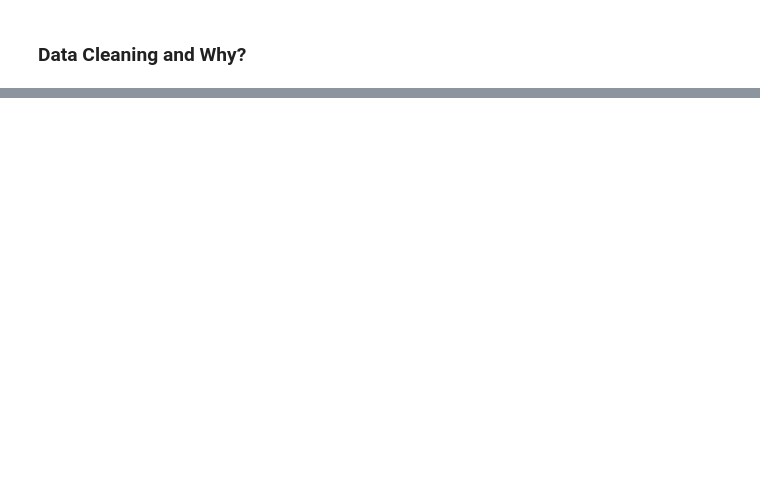
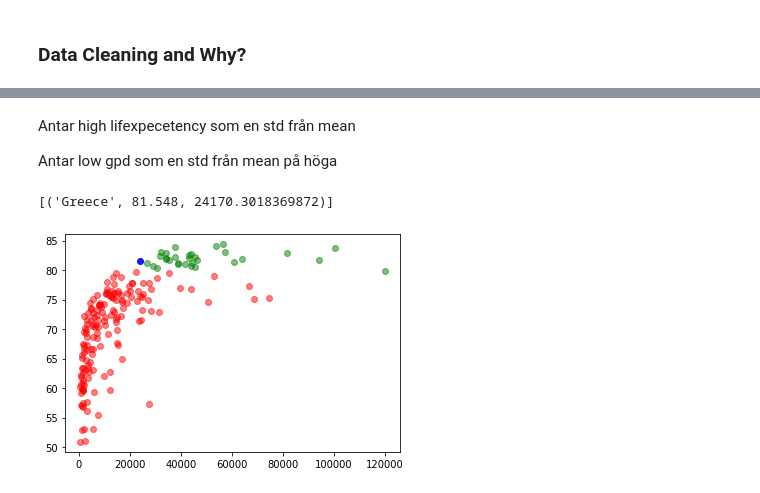
Before and after one commit to jerge/DAT405-DSC, a Jupyter notebook: Lab1.ipynb, the cells around one changed output, grey strips where cells are left out. Cells and saved outputs as stored; diff of their text form; code cells hidden in the pictures; blank space fills up the shorter version.

```diff
--- a/Lab1.ipynb
+++ b/Lab1.ipynb
@@ -54,0 +80,8 @@ FileNotFoundError: ignored
+# %%
+hiC,hiL,hiG = zip(*highLECountry)
+lowC,lowL,lowG = zip(*lowLECountry)
+
+plt.scatter(hiG,hiL, color='g', alpha=0.5)
+plt.scatter(lowG,lowL, color='r', alpha=0.5)
+
+plt.show()
@@ -54,0 +90,32 @@ FileNotFoundError: ignored
+# %% [markdown]
+Antar high lifexpecetency som en std från mean
+
+Antar low gpd som en std från mean på höga
+# %%
+meanHiGDP = statistics.mean(hiG)
+stdHiGDP = statistics.stdev(hiG)
+
+highLeHiGDPCountry = []
+highLeLowGDPCountry = []
+
+for (country,le,gdp) in lifeExpectancyList:
+  if le > mean + stDev and gdp < meanHiGDP - stdHiGDP:
+    highLeLowGDPCountry.append((country,le,gdp))
+  elif le > mean + stDev:
+    highLeHiGDPCountry.append((country,le,gdp))
+
+print(highLeLowGDPCountry)
+# %% [output]
+[('Greece', 81.548, 24170.3018369872)]
+# %%
+hiHiC,hiHiL,hiHiG = zip(*highLeHiGDPCountry)
+hiLowC,hiLowL,hiLowG = zip(*highLeLowGDPCountry)
+lowC,lowL,lowG = zip(*lowLECountry)
+
+plt.scatter(hiHiG,hiHiL, color='g', alpha=0.5)
+plt.scatter(hiLowG,hiLowL, color='b', alpha=0.9)
+plt.scatter(lowG,lowL, color='r', alpha=0.5)
+
+plt.show()
+# %% [output]
+[figure, added]
```
Also changed, not shown: parts of 5 cells of this notebook.
